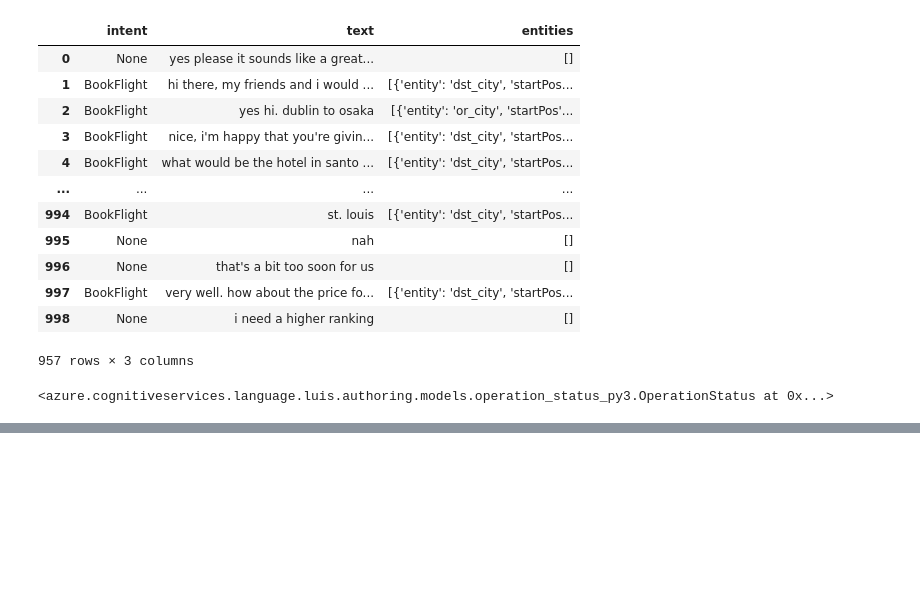
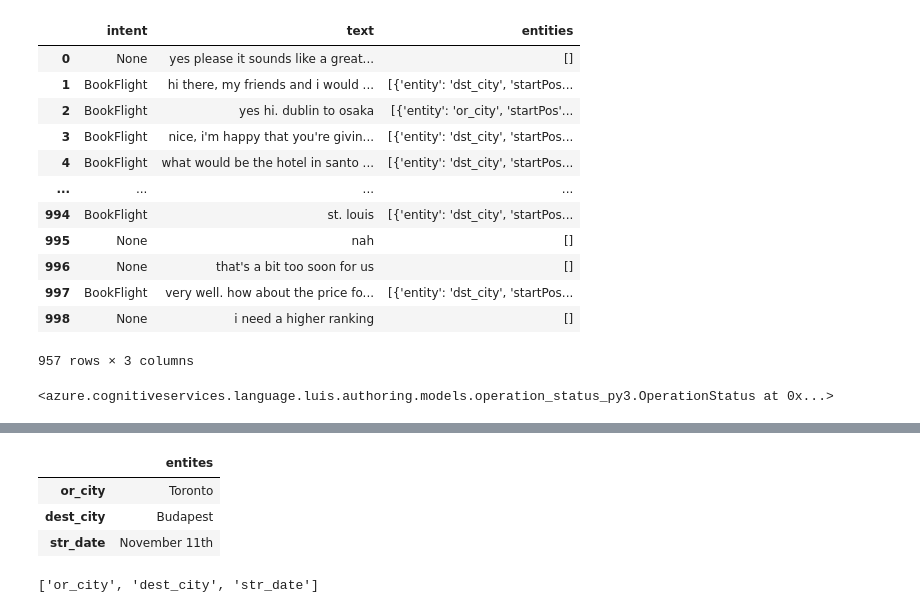
Before and after one commit to octave-ati/Designing-a-responsive-Flight-Booking-Chatbot, a Jupyter notebook: P10_notebook.ipynb, the cells around one changed output, grey strips where cells are left out. Drawn from its saved outputs; the diff is of its cells as text; code cells hidden in the pictures; blank space fills up the shorter version.

```diff
--- a/P10_notebook.ipynb
+++ b/P10_notebook.ipynb
@@ -552,0 +650,14 @@ with open('test_luis_utterances_red.json','w') as file:
+# %%
+ entities = pd.DataFrame([{'entites': 'Toronto'}, {'entites': 'Budapest'},
+            {'entites': 'November 11th'}], index=['or_city','dest_city','str_date'])
+
+entities
+# %% [output]
+|  | entites |
+| or_city | Toronto |
+| dest_city | Budapest |
+| str_date | November 11th |
+# %%
+entities.index.to_list()
+# %% [output]
+['or_city', 'dest_city', 'str_date']
```
Also changed, not shown: parts of 5 cells of this notebook, 24 other files.
